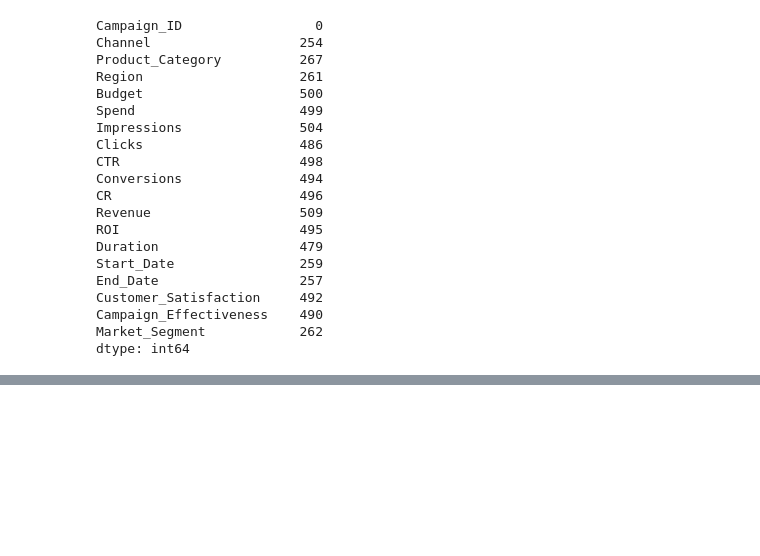
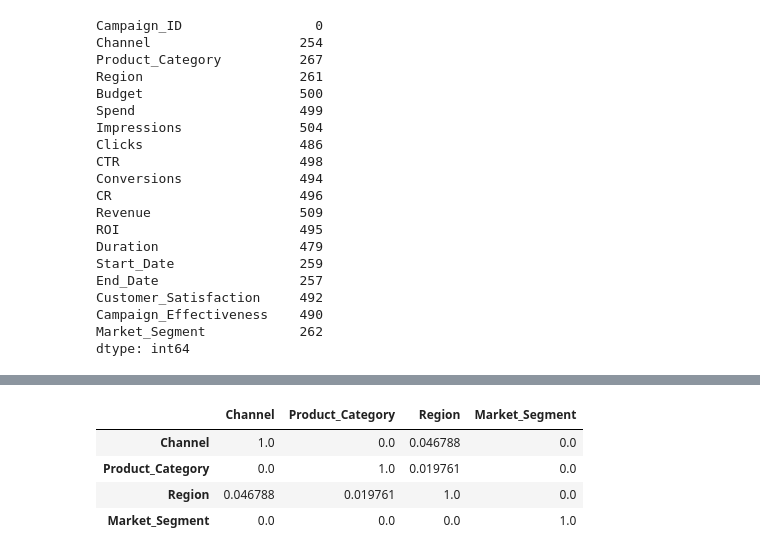
Before and after one commit to koloktos/marketing-campaign-analysis, a Jupyter notebook: marketing-analysis.ipynb, the cells around one changed output, grey strips where cells are left out. Drawn from its saved outputs; the diff is of its cells as text; code cells hidden in the pictures; blank space fills up the shorter version.

```diff
--- a/marketing-analysis.ipynb
+++ b/marketing-analysis.ipynb
@@ -162,0 +215,3 @@ dtype: int64
+# %%
+#We fill the missing values in the Duration column with the median value.
+df['Duration'].fillna(median_duration, inplace=True)
@@ -162,0 +305,29 @@ dtype: int64
+# %%
+import scipy.stats as ss
+
+def cramers_v(x, y):
+    confusion_matrix = pd.crosstab(x, y)
+    chi2 = ss.chi2_contingency(confusion_matrix)[0]
+    n = confusion_matrix.sum().sum()
+    phi2 = chi2 / n
+    r, k = confusion_matrix.shape
+    phi2corr = max(0, phi2 - ((k - 1) * (r - 1)) / (n - 1))
+    rcorr = r - ((r - 1) ** 2) / (n - 1)
+    kcorr = k - ((k - 1) ** 2) / (n - 1)
+    return np.sqrt(phi2corr / min((kcorr - 1), (rcorr - 1)))
+
+categorical_columns = ['Channel', 'Product_Category', 'Region', 'Market_Segment']
+
+correlation_matrix_categorical = pd.DataFrame(index=categorical_columns, columns=categorical_columns)
+
+for col1 in categorical_columns:
+    for col2 in categorical_columns:
+        correlation_matrix_categorical.loc[col1, col2] = cramers_v(df[col1], df[col2])
+
+correlation_matrix_categorical
+# %% [output]
+|  | Channel | Product_Category | Region | Market_Segment |
+| Channel | 1.0 | 0.0 | 0.046788 | 0.0 |
+| Product_Category | 0.0 | 1.0 | 0.019761 | 0.0 |
+| Region | 0.046788 | 0.019761 | 1.0 | 0.0 |
+| Market_Segment | 0.0 | 0.0 | 0.0 | 1.0 |
```
Also changed, not shown: parts of 19 cells of this notebook.
